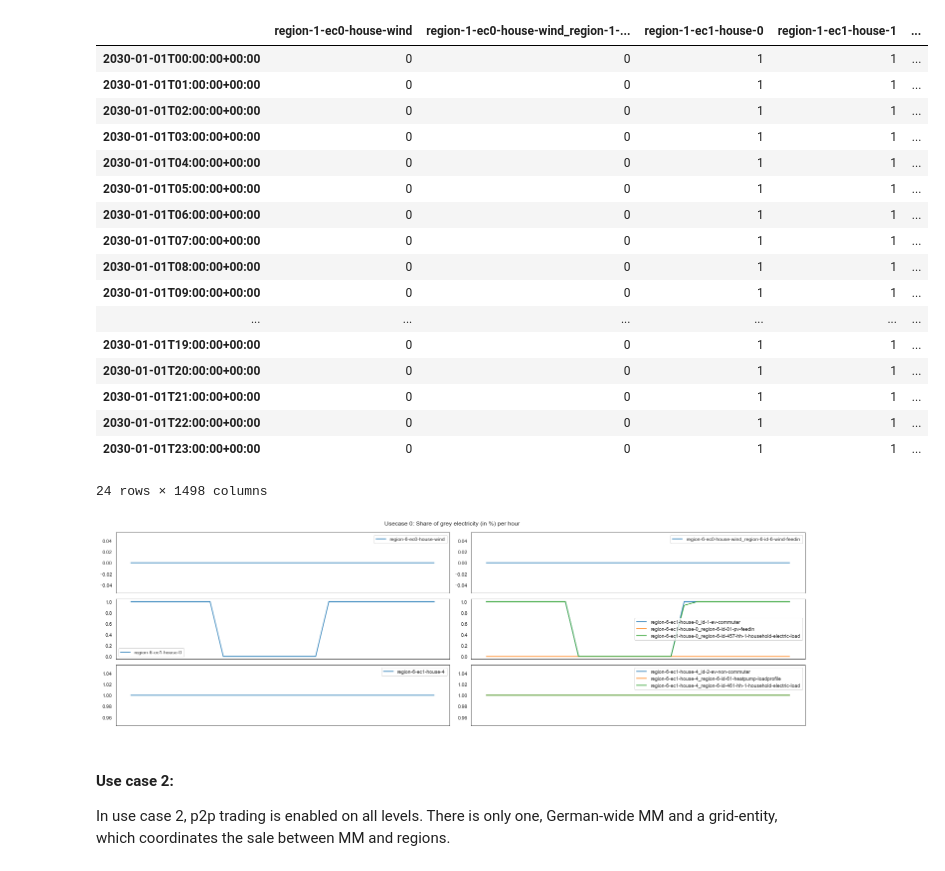
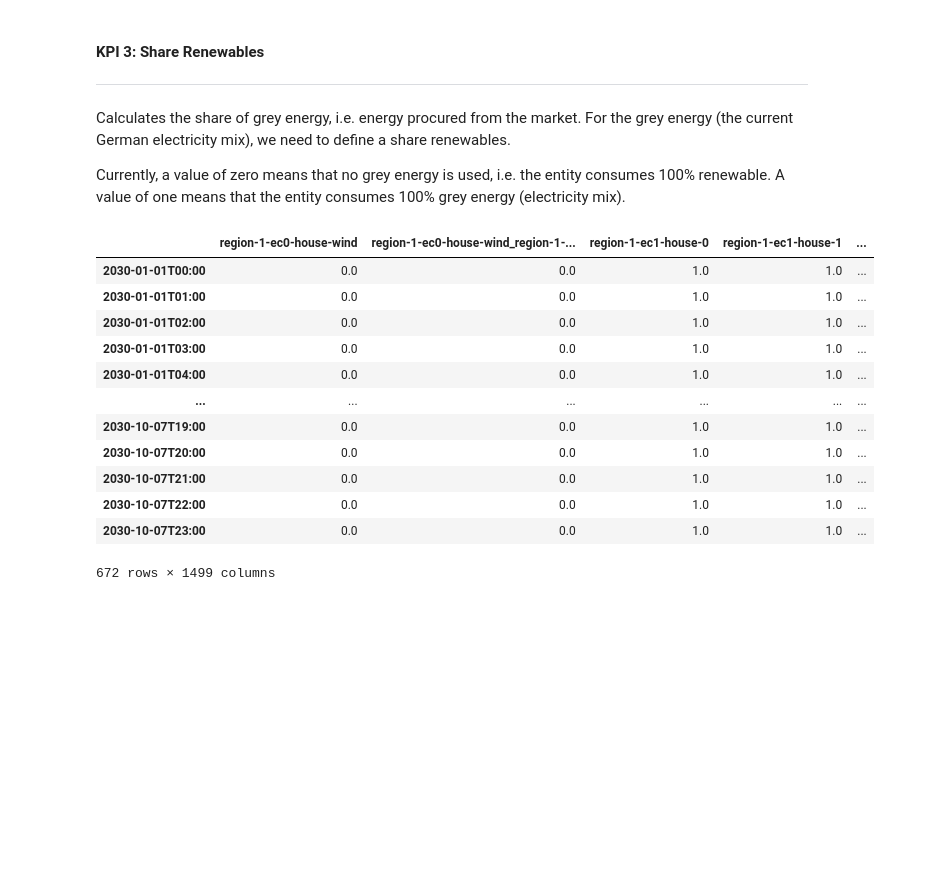
Before and after one commit to jochenmadler/fim_fit, a Jupyter notebook: GSy_KPI_calculation/01_processing/functions_run_v2.ipynb, the cells around one changed output. Drawn from its saved outputs; the diff is of its cells as text; code cells hidden in the pictures; blank space fills up the shorter version.

Commit message:
completed functions_test and functions_run _v2, KPI 1-3. Created functions_v3.py and functions_test_v3.ipynb for KPI 4.

```diff
--- a/GSy_KPI_calculation/01_processing/functions_run_v2.ipynb
+++ b/GSy_KPI_calculation/01_processing/functions_run_v2.ipynb
@@ -44,9 +4,9 @@ import os
 import numpy as np
 import pandas as pd
 import functools as func
-import functions as f
+import functions_v2 as f
 import matplotlib.pyplot as plt
 import seaborn as sns
 sns.set_style('white')
-home_path = "C:\\Users\joche\FIM Kernkompetenzzentrum\Projekt VIdES - Dokumente\General\\07_Arbeitsordner\\04_Ergebnisse\\20220907_erste_Ergebnisse_UseCases"
+home_path = "C:\\Users\joche\FIM Kernkompetenzzentrum\Projekt VIdES - Dokumente\General\\07_Arbeitsordner\\04_Ergebnisse\\20220920_Ergebnisse_4_Wochen"
 os.chdir(home_path)
@@ -111,24 +66,25 @@ Trading happens along the following hierarchy: MM -> house -> hh_load.
+# %% [markdown]
+#### KPI 3: Share Renewables
+---
+Calculates the share of grey energy, i.e. energy procured from the market. For the grey energy (the current German electricity mix), we need to define a share renewables.
+
+Currently, a value of zero means that no grey energy is used, i.e. the entity consumes 100% renewable. A value of one means that the entity consumes 100% grey energy (electricity mix).
 # %%
 os.chdir(home_path)
-os.chdir('usecase_0')
+os.chdir('Base_Case/')
 df = f.share_renewables(os.getcwd())
 df
 # %% [output]
 |  | region-1-ec0-house-wind | region-1-ec0-house-wind_region-1-... | region-1-ec1-house-0 | region-1-ec1-house-1 | ... |
-| 2030-01-01T00:00:00+00:00 | 0 | 0 | 1 | 1 | ... |
-| 2030-01-01T01:00:00+00:00 | 0 | 0 | 1 | 1 | ... |
-| 2030-01-01T02:00:00+00:00 | 0 | 0 | 1 | 1 | ... |
-| 2030-01-01T03:00:00+00:00 | 0 | 0 | 1 | 1 | ... |
-| 2030-01-01T04:00:00+00:00 | 0 | 0 | 1 | 1 | ... |
-| 2030-01-01T05:00:00+00:00 | 0 | 0 | 1 | 1 | ... |
-| 2030-01-01T06:00:00+00:00 | 0 | 0 | 1 | 1 | ... |
-| 2030-01-01T07:00:00+00:00 | 0 | 0 | 1 | 1 | ... |
-| 2030-01-01T08:00:00+00:00 | 0 | 0 | 1 | 1 | ... |
-| 2030-01-01T09:00:00+00:00 | 0 | 0 | 1 | 1 | ... |
+| 2030-01-01T00:00 | 0.0 | 0.0 | 1.0 | 1.0 | ... |
+| 2030-01-01T01:00 | 0.0 | 0.0 | 1.0 | 1.0 | ... |
+| 2030-01-01T02:00 | 0.0 | 0.0 | 1.0 | 1.0 | ... |
+| 2030-01-01T03:00 | 0.0 | 0.0 | 1.0 | 1.0 | ... |
+| 2030-01-01T04:00 | 0.0 | 0.0 | 1.0 | 1.0 | ... |
 | ... | ... | ... | ... | ... | ... |
-| 2030-01-01T19:00:00+00:00 | 0 | 0 | 1 | 1 | ... |
-| 2030-01-01T20:00:00+00:00 | 0 | 0 | 1 | 1 | ... |
-| 2030-01-01T21:00:00+00:00 | 0 | 0 | 1 | 1 | ... |
-| 2030-01-01T22:00:00+00:00 | 0 | 0 | 1 | 1 | ... |
-| 2030-01-01T23:00:00+00:00 | 0 | 0 | 1 | 1 | ... |
+| 2030-10-07T19:00 | 0.0 | 0.0 | 1.0 | 1.0 | ... |
+| 2030-10-07T20:00 | 0.0 | 0.0 | 1.0 | 1.0 | ... |
+| 2030-10-07T21:00 | 0.0 | 0.0 | 1.0 | 1.0 | ... |
+| 2030-10-07T22:00 | 0.0 | 0.0 | 1.0 | 1.0 | ... |
+| 2030-10-07T23:00 | 0.0 | 0.0 | 1.0 | 1.0 | ... |
-24 rows × 1498 columns
+672 rows × 1499 columns
@@ -137,22 +90,0 @@ df[['region-6-ec1-house-0_id-1-ev-commuter', 'region-6-ec1-house-0_region-6-id-8
-# %%
-fig, ax = plt.subplots(figsize = (20,6), nrows=3, ncols=2)
-fig.suptitle('Usecase 0: Share of grey electricity (in %) per hour')
-df[['region-6-ec0-house-wind']].plot(ax = ax[0][0])
-df[['region-6-ec0-house-wind_region-6-id-6-wind-feedin']].plot(ax = ax[0][1])
-df[['region-6-ec1-house-0']].plot(ax = ax[1][0])
-df[['region-6-ec1-house-0_id-1-ev-commuter', 'region-6-ec1-house-0_region-6-id-81-pv-feedin', 'region-6-ec1-house-0_region-6-id-457-hh-1-household-electric-load']].plot(ax = ax[1][1])
-df[['region-6-ec1-house-4']].plot(ax = ax[2][0])
-df[['region-6-ec1-house-4_id-2-ev-non-commuter', 'region-6-ec1-house-4_region-6-id-61-heatpump-loadprofile', 'region-6-ec1-house-4_region-6-id-461-hh-1-household-electric-load']].plot(ax = ax[2][1])
-for col in ax:
-    for row in col:
-        for i,t in enumerate(row.get_xticklabels()):
-            if (i % 12) != 0:
-                t.set_visible(False)
-plt.legend()
-plt.tight_layout()
-plt.show()
-# %% [output]
-[figure, removed]
-# %% [markdown]
-#### Use case 2:
-In use case 2, p2p trading is enabled on all levels. There is only one, German-wide MM and a grid-entity, which coordinates the sale between MM and regions.
```
Also changed, not shown: parts of 20 cells of this notebook, 4 other files.
